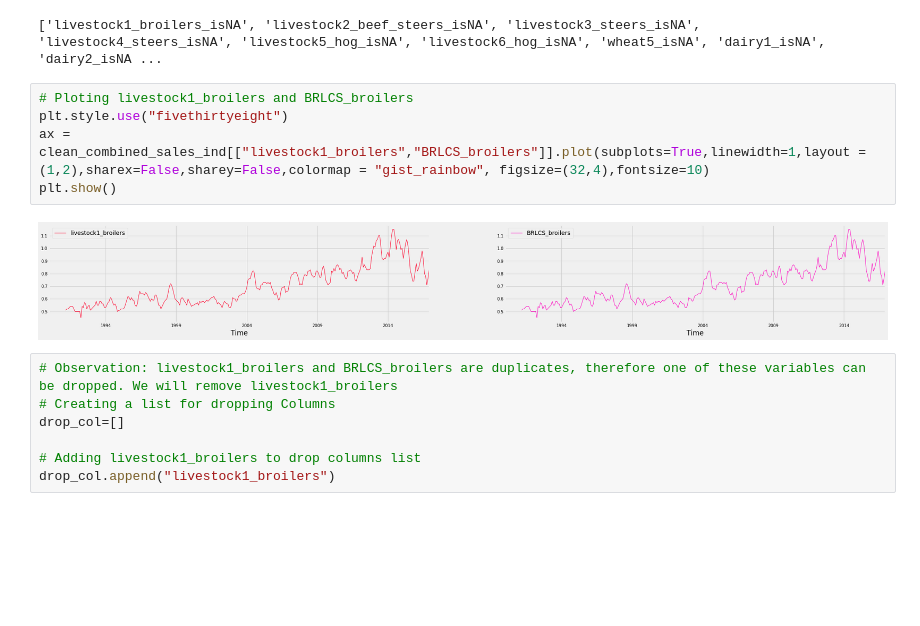
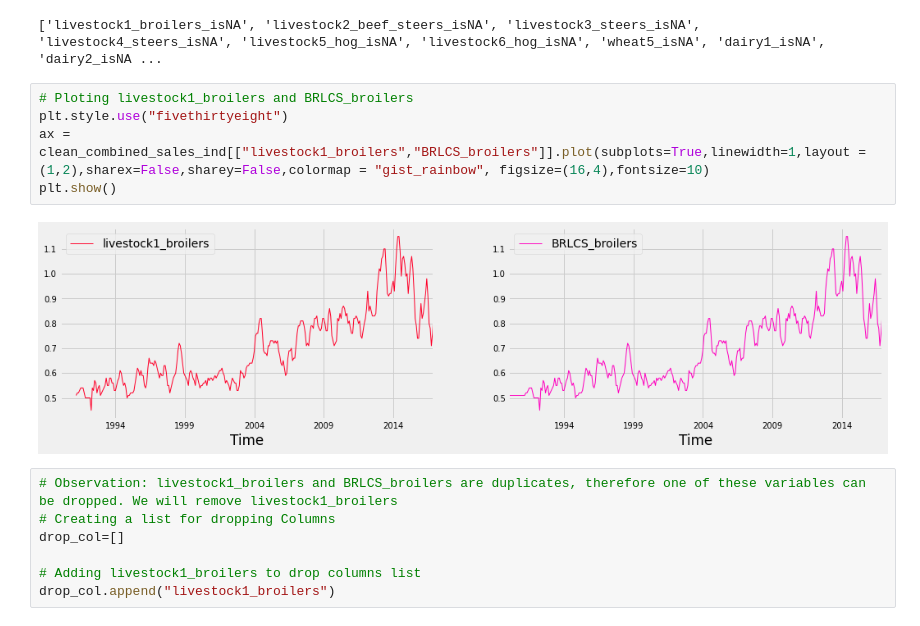
Before and after one commit to ankitaggarwal64/Time-Series-Sales-Forecasting-for-Agricultural-Equipments, a Jupyter notebook: Data_Understanding(EDA).ipynb, the cells around one changed output. Drawn from its saved outputs; the diff is of its cells as text; blank space fills up the shorter version.

Commit message:
Style:  Resizing of plots

```diff
--- a/Data_Understanding(EDA).ipynb
+++ b/Data_Understanding(EDA).ipynb
@@ -243,10 +243,10 @@ print(IsNA_col_labels)
 # %%
 # Ploting livestock1_broilers and BRLCS_broilers
 plt.style.use("fivethirtyeight")
-ax = clean_combined_sales_ind[["livestock1_broilers","BRLCS_broilers"]].plot(subplots=True,linewidth=1,layout =(1,2),sharex=False,sharey=False,colormap = "gist_rainbow", figsize=(32,4),fontsize=10)
+ax = clean_combined_sales_ind[["livestock1_broilers","BRLCS_broilers"]].plot(subplots=True,linewidth=1,layout =(1,2),sharex=False,sharey=False,colormap = "gist_rainbow", figsize=(16,4),fontsize=10)
 plt.show()
 # %% [output]
-[figure, old version]
+[figure, new version]
 # %%
 # Observation: livestock1_broilers and BRLCS_broilers are duplicates, therefore one of these variables can be dropped. We will remove livestock1_broilers
 # Creating a list for dropping Columns
```
Also changed, not shown: parts of 2 cells of this notebook.
